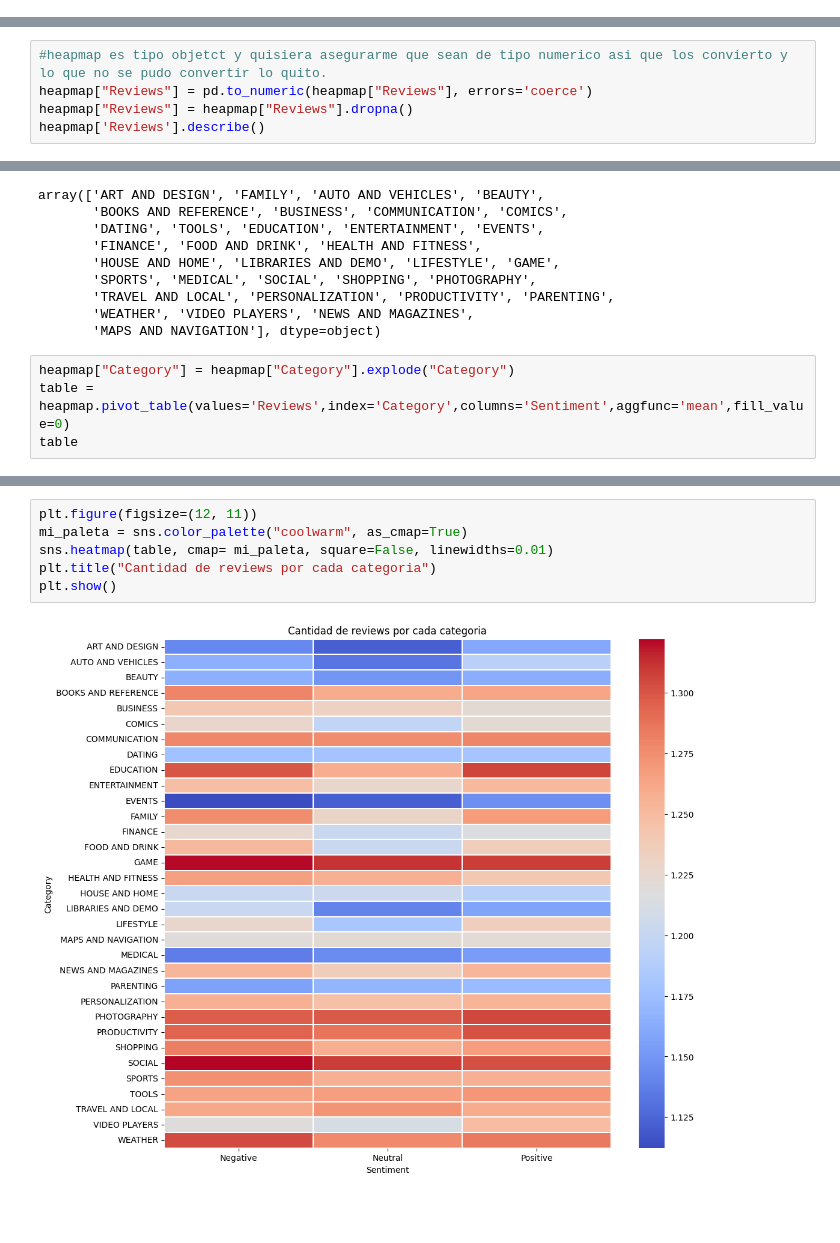
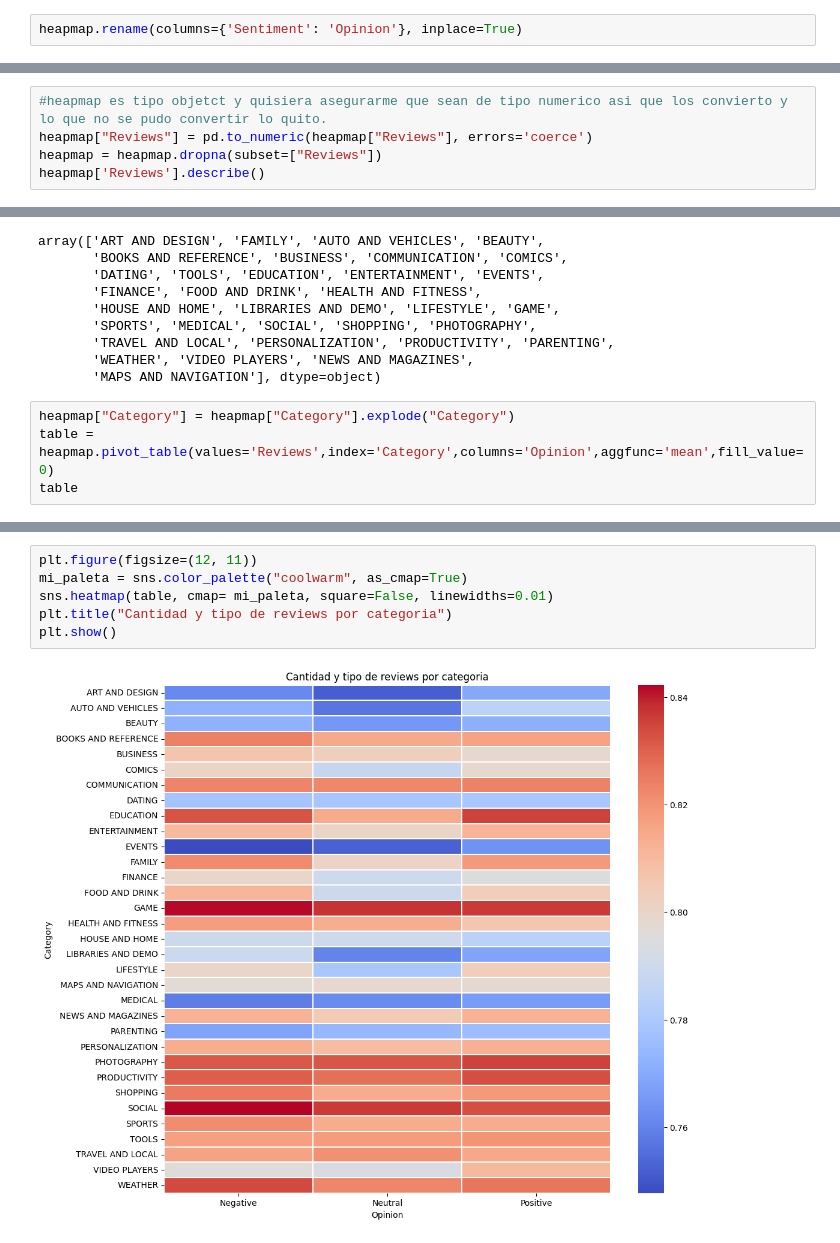
Before and after one commit to isaiascabreraa/TP1-CienciaDeDatos-FIUBA, a Jupyter notebook: Visualizaciones/HEATMAP.ipynb, the cells around one changed output, grey strips where cells are left out. Drawn from its saved outputs; the diff is of its cells as text; blank space fills up the shorter version.

```diff
--- a/Visualizaciones/HEATMAP.ipynb
+++ b/Visualizaciones/HEATMAP.ipynb
@@ -53,12 +53,14 @@ array(['Positive', nan, 'Neutral', 'Negative'], dtype=object)
 inforeviews = inforeviews.dropna(subset=['Sentiment']) #Le quito los valores nulos
 # %%
 heapmap = merged_info[['Category','Reviews','Sentiment']]
+# %%
+heapmap.rename(columns={'Sentiment': 'Opinion'}, inplace=True)
 # %%
 heapmap['Reviews'].unique()
 # %%
 #heapmap es tipo objetct y quisiera asegurarme que sean de tipo numerico asi que los convierto y lo que no se pudo convertir lo quito.
 heapmap["Reviews"] = pd.to_numeric(heapmap["Reviews"], errors='coerce')
-heapmap["Reviews"] = heapmap["Reviews"].dropna()
+heapmap = heapmap.dropna(subset=["Reviews"])
 heapmap['Reviews'].describe()
 # %%
 heapmap['Category'].unique()
@@ -95,5 +91,5 @@ array(['ART AND DESIGN', 'FAMILY', 'AUTO AND VEHICLES', 'BEAUTY',
        'MAPS AND NAVIGATION'], dtype=object)
 # %%
 heapmap["Category"] = heapmap["Category"].explode("Category")
-table = heapmap.pivot_table(values='Reviews',index='Category',columns='Sentiment',aggfunc='mean',fill_value=0)
+table = heapmap.pivot_table(values='Reviews',index='Category',columns='Opinion',aggfunc='mean',fill_value=0)
 table
@@ -111,8 +120,8 @@ See the caveats in the documentation: https://pandas.pydata.org/pandas-docs/stab
 # %%
 plt.figure(figsize=(12, 11))
 mi_paleta = sns.color_palette("coolwarm", as_cmap=True)
 sns.heatmap(table, cmap= mi_paleta, square=False, linewidths=0.01)
-plt.title("Cantidad de reviews por cada categoria")
+plt.title("Cantidad y tipo de reviews por categoria")
 plt.show()
 # %% [output]
-[figure, old version]
+[figure, new version]
```
Also changed, not shown: parts of 6 cells of this notebook.
